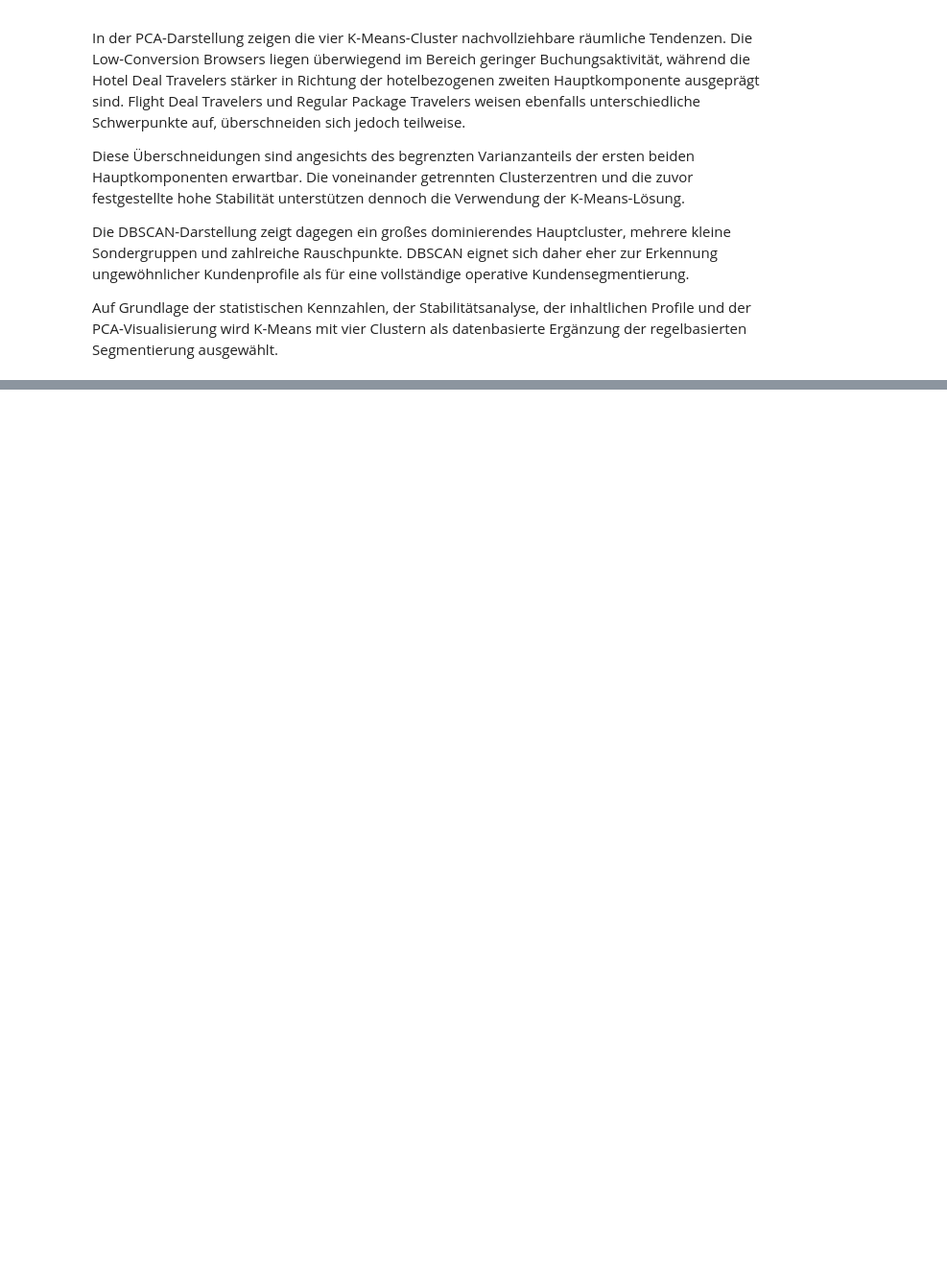
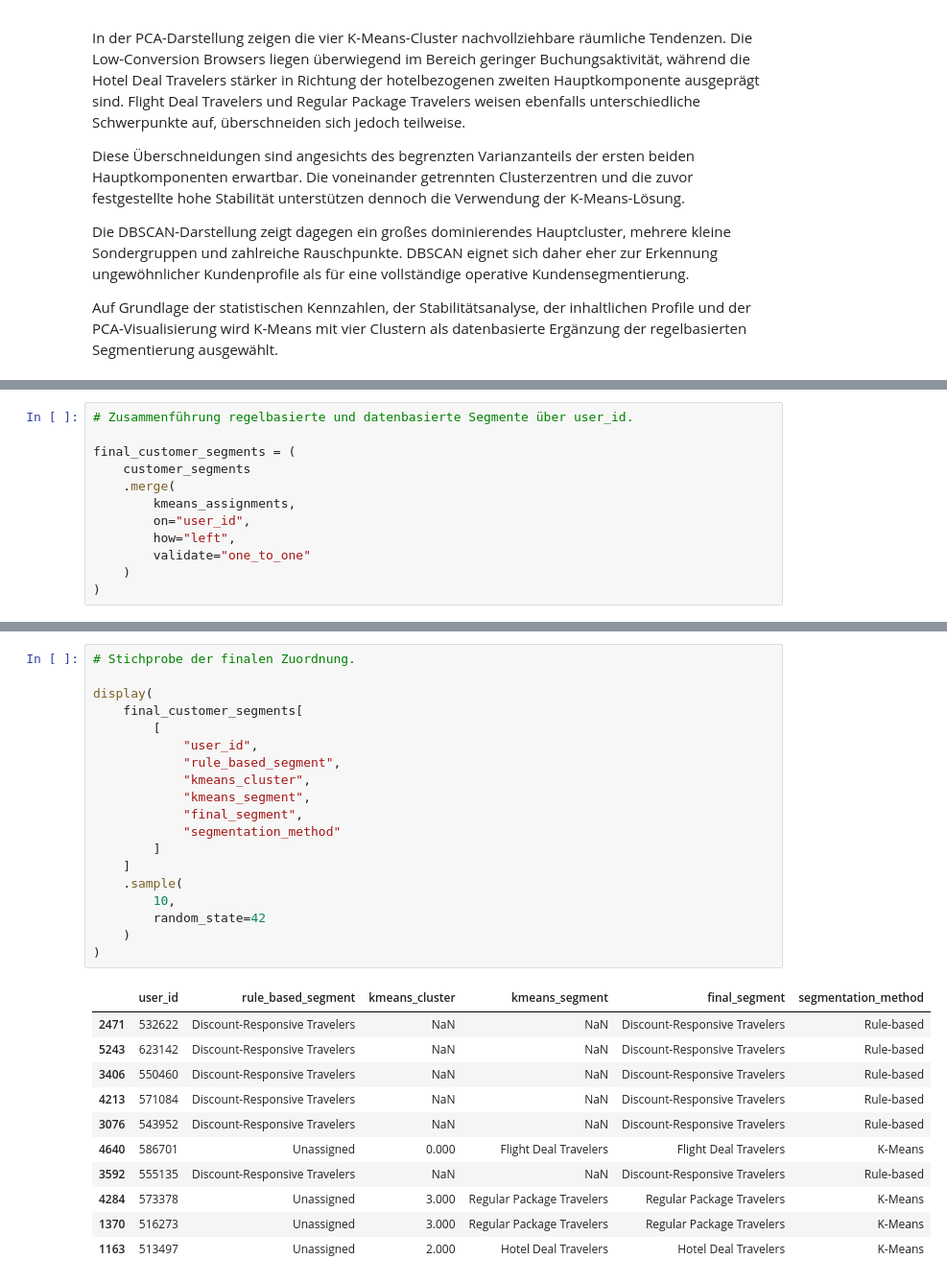
Before and after one commit to norawinkler/traveltide-customer-segmentation, a Jupyter notebook: notebooks/03_customer_segmentation.ipynb, the cells around one changed output, grey strips where cells are left out. Shown at 96% size. Saved outputs shown, nothing was run; the diff lists cells and outputs as text; blank space fills up the shorter version.

```diff
--- a/notebooks/03_customer_segmentation.ipynb
+++ b/notebooks/03_customer_segmentation.ipynb
@@ -2985,0 +3042,12 @@ ausgewählt.
+# %%
+# Zusammenführung regelbasierte und datenbasierte Segmente über user_id.
+
+final_customer_segments = (
+    customer_segments
+    .merge(
+        kmeans_assignments,
+        on="user_id",
+        how="left",
+        validate="one_to_one"
+    )
+)
@@ -2985,0 +3203,31 @@ ausgewählt.
+# %%
+# Stichprobe der finalen Zuordnung.
+
+display(
+    final_customer_segments[
+        [
+            "user_id",
+            "rule_based_segment",
+            "kmeans_cluster",
+            "kmeans_segment",
+            "final_segment",
+            "segmentation_method"
+        ]
+    ]
+    .sample(
+        10,
+        random_state=42
+    )
+)
+# %% [output]
+|  | user_id | rule_based_segment | kmeans_cluster | kmeans_segment | final_segment | segmentation_method |
+| 2471 | 532622 | Discount-Responsive Travelers | NaN | NaN | Discount-Responsive Travelers | Rule-based |
+| 5243 | 623142 | Discount-Responsive Travelers | NaN | NaN | Discount-Responsive Travelers | Rule-based |
+| 3406 | 550460 | Discount-Responsive Travelers | NaN | NaN | Discount-Responsive Travelers | Rule-based |
+| 4213 | 571084 | Discount-Responsive Travelers | NaN | NaN | Discount-Responsive Travelers | Rule-based |
+| 3076 | 543952 | Discount-Responsive Travelers | NaN | NaN | Discount-Responsive Travelers | Rule-based |
+| 4640 | 586701 | Unassigned | 0.000 | Flight Deal Travelers | Flight Deal Travelers | K-Means |
+| 3592 | 555135 | Discount-Responsive Travelers | NaN | NaN | Discount-Responsive Travelers | Rule-based |
+| 4284 | 573378 | Unassigned | 3.000 | Regular Package Travelers | Regular Package Travelers | K-Means |
+| 1370 | 516273 | Unassigned | 3.000 | Regular Package Travelers | Regular Package Travelers | K-Means |
+| 1163 | 513497 | Unassigned | 2.000 | Hotel Deal Travelers | Hotel Deal Travelers | K-Means |
```
Also changed, not shown: parts of 9 cells of this notebook.
